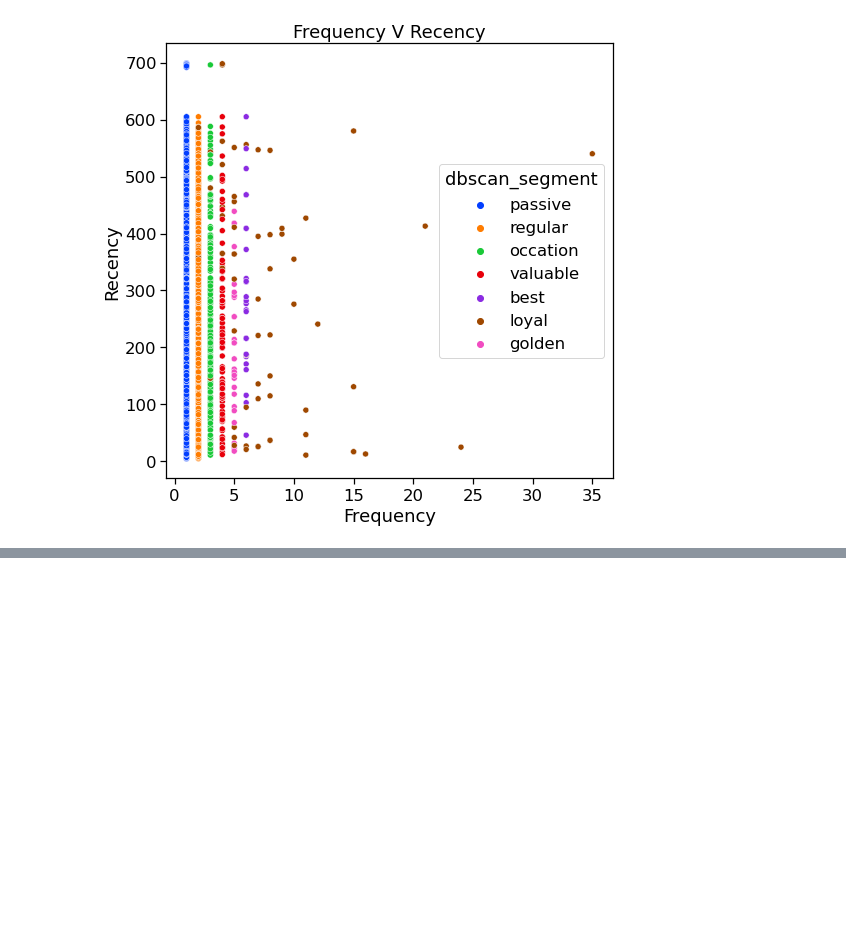
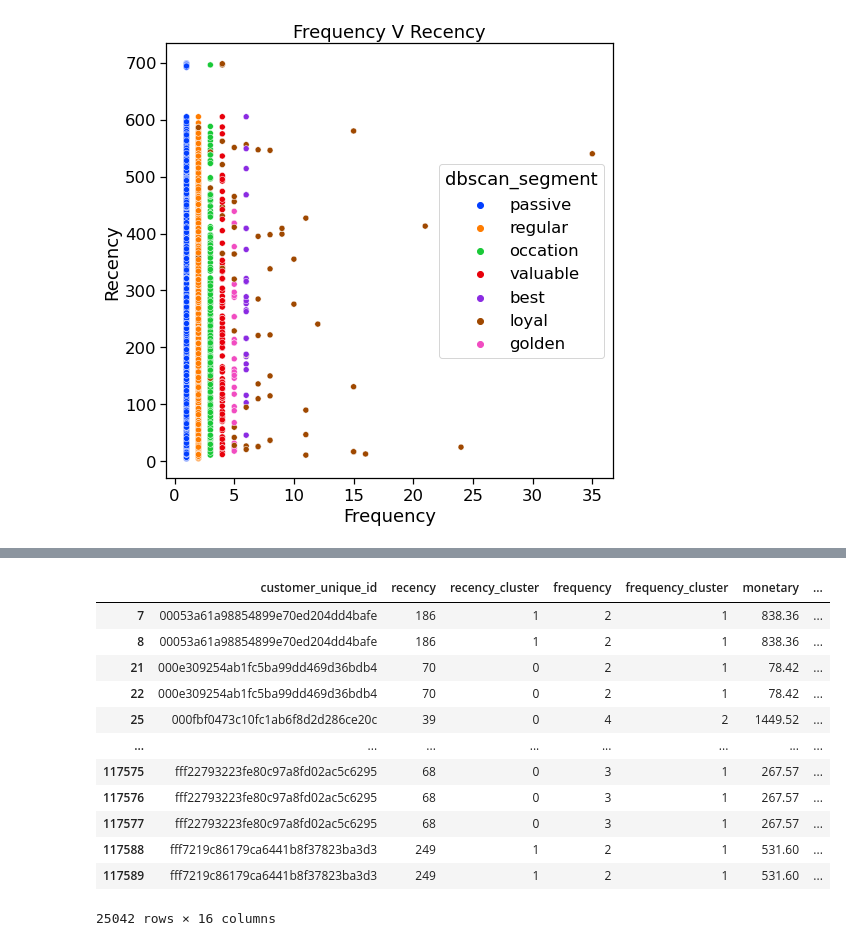
Before and after one commit to PurwadhikaDev/AlphaTeam_JC_DS_VL_02_FinalProject, a Jupyter notebook: Final_Project_Model.ipynb, the cells around one changed output, grey strips where cells are left out. Cells and saved outputs as stored; diff of their text form; code cells hidden in the pictures; blank space fills up the shorter version.

```diff
--- a/Final_Project_Model.ipynb
+++ b/Final_Project_Model.ipynb
@@ -992,0 +1083,16 @@ plt.show()
+# %%
+k_means[k_means['k_means_segment'] == 'occation']
+# %% [output]
+|  | customer_unique_id | recency | recency_cluster | frequency | frequency_cluster | monetary | ... |
+| 7 | 00053a61a98854899e70ed204dd4bafe | 186 | 1 | 2 | 1 | 838.36 | ... |
+| 8 | 00053a61a98854899e70ed204dd4bafe | 186 | 1 | 2 | 1 | 838.36 | ... |
+| 21 | 000e309254ab1fc5ba99dd469d36bdb4 | 70 | 0 | 2 | 1 | 78.42 | ... |
+| 22 | 000e309254ab1fc5ba99dd469d36bdb4 | 70 | 0 | 2 | 1 | 78.42 | ... |
+| 25 | 000fbf0473c10fc1ab6f8d2d286ce20c | 39 | 0 | 4 | 2 | 1449.52 | ... |
+| ... | ... | ... | ... | ... | ... | ... | ... |
+| 117575 | fff22793223fe80c97a8fd02ac5c6295 | 68 | 0 | 3 | 1 | 267.57 | ... |
+| 117576 | fff22793223fe80c97a8fd02ac5c6295 | 68 | 0 | 3 | 1 | 267.57 | ... |
+| 117577 | fff22793223fe80c97a8fd02ac5c6295 | 68 | 0 | 3 | 1 | 267.57 | ... |
+| 117588 | fff7219c86179ca6441b8f37823ba3d3 | 249 | 1 | 2 | 1 | 531.60 | ... |
+| 117589 | fff7219c86179ca6441b8f37823ba3d3 | 249 | 1 | 2 | 1 | 531.60 | ... |
+25042 rows × 16 columns
```
Also changed, not shown: parts of 31 cells of this notebook.
